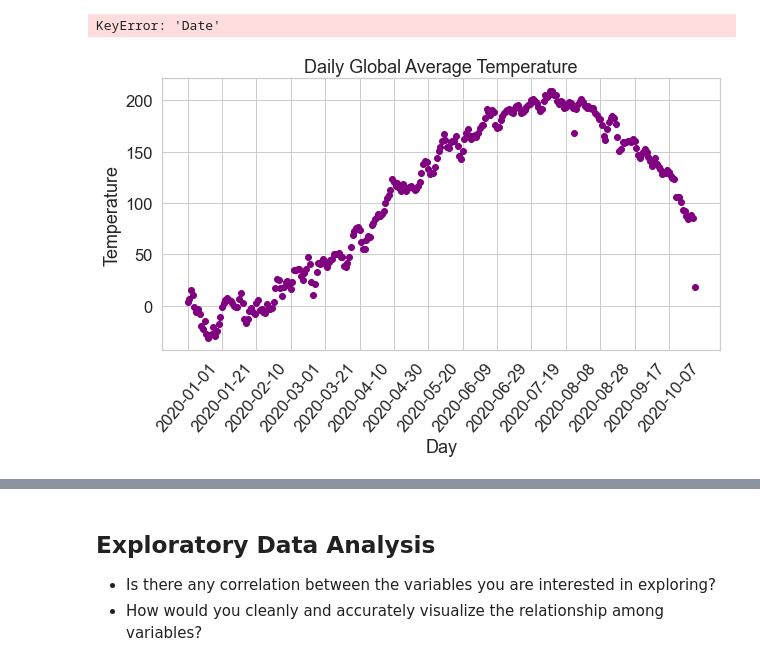
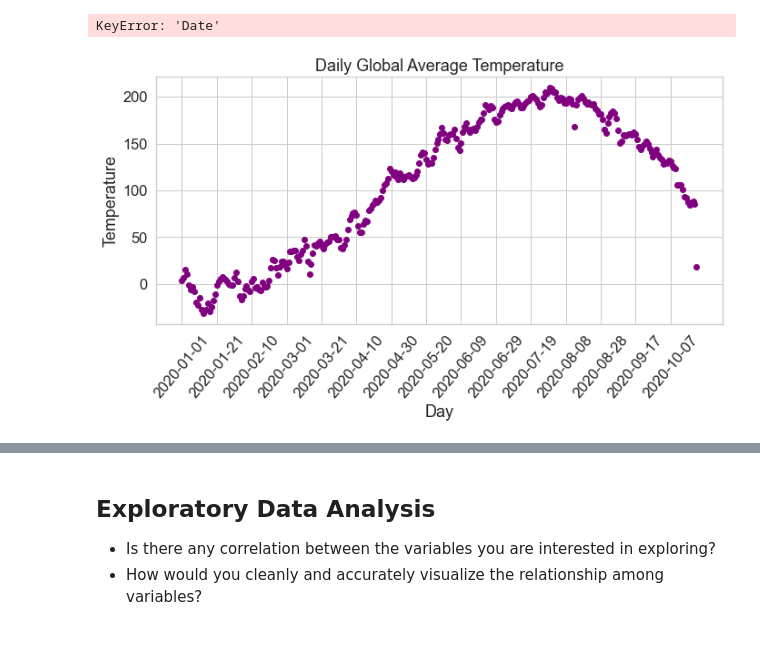
Before and after one commit to kalieknecht/data200-project, a Jupyter notebook: analysis/Analysis.ipynb, the cells around one changed output, grey strips where cells are left out. Saved outputs shown, nothing was run; the diff lists cells and outputs as text; code cells hidden in the pictures.

Commit message:
updated figure

```diff
--- a/analysis/Analysis.ipynb
+++ b/analysis/Analysis.ipynb
@@ -267,22 +267,22 @@ KeyError: 'Date'
 # %%
 # Create figure and plot space
 fig, ax = plt.subplots(figsize=(10, 5))
 
 # Add x-axis and y-axis
 ax.scatter(daily_ave_weather.index.values,
         daily_ave_weather['TAVG'],
         color='purple')
 
 # Set title and labels for axes
 ax.set(xlabel="Day",
        ylabel="Temperature",
        title="Daily Global Average Temperature")
-
+plt.tight_layout()
 plt.xticks(np.arange(0,300,20),rotation=50)
 plt.savefig('../figures/DailyAveTemp.png')
 plt.show()
 # %% [output]
-[figure, old version]
+[figure, new version]
 # %%
 daily_global_weather['TAVG'].value_counts()
 # %% [output]
```
Also changed, not shown: 1 other file.
